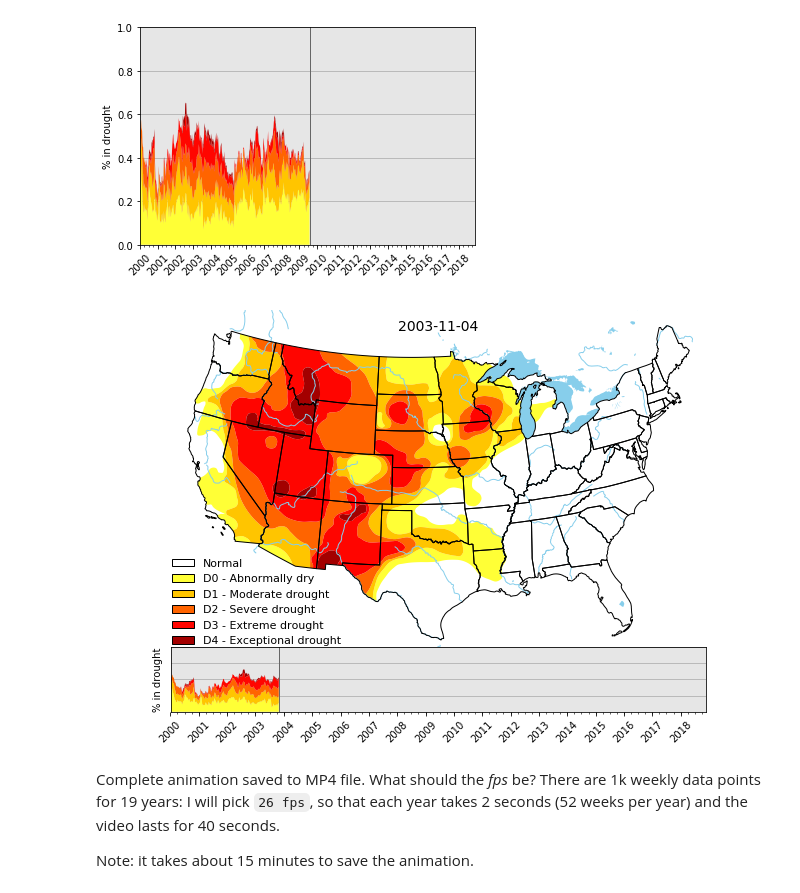
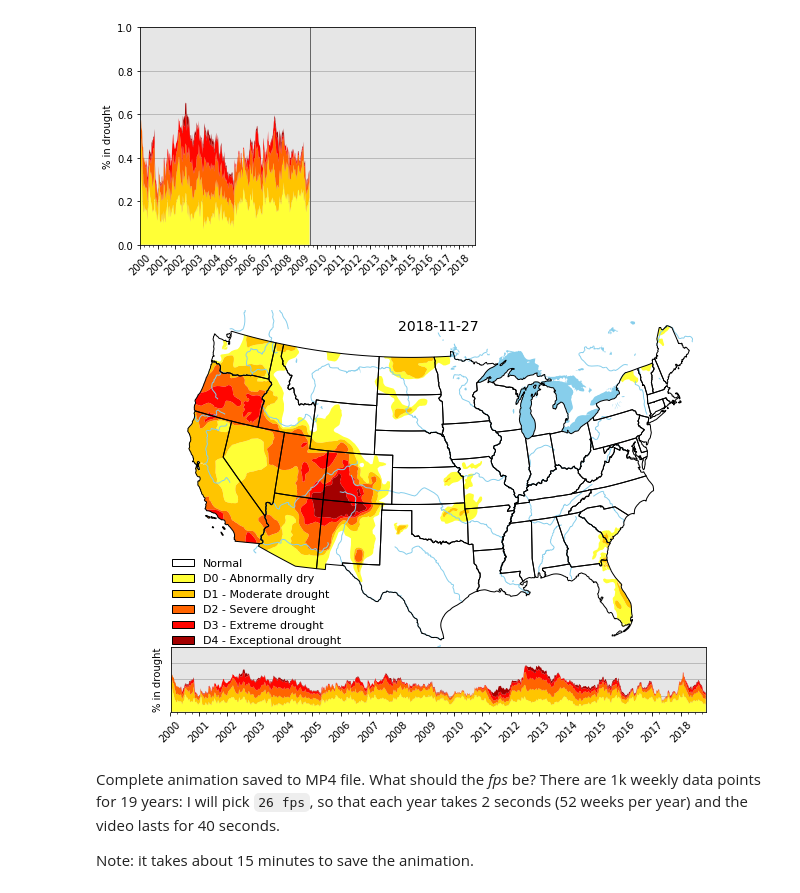
Before and after one commit to ilmonteux/mapping, a Jupyter notebook: droughtmaps/drought maps.ipynb, the cells around one changed output. Saved outputs shown, nothing was run; the diff lists cells and outputs as text; code cells hidden in the pictures.

```diff
--- a/droughtmaps/drought maps.ipynb
+++ b/droughtmaps/drought maps.ipynb
@@ -530,10 +530,11 @@ def animate(i, axes):
 # %%
 fig = plt.figure(figsize=(8,6))
 ax1 = fig.add_axes([0., 0.2, 1., 0.8])
 ax2 = fig.add_axes([0.035, 0.07, 0.93, 0.15])
-animate(200, [ax1, ax2])
+animate(len(all_shapefiles)-1, [ax1, ax2])
+fig.savefig('US_drought_20181127_timeseries.png')
 # %% [output]
-[figure, old version]
+[figure, new version]
 # %%
 from matplotlib import animation, rc
 from IPython.display import HTML
```
Also changed, not shown: 2 other files.
